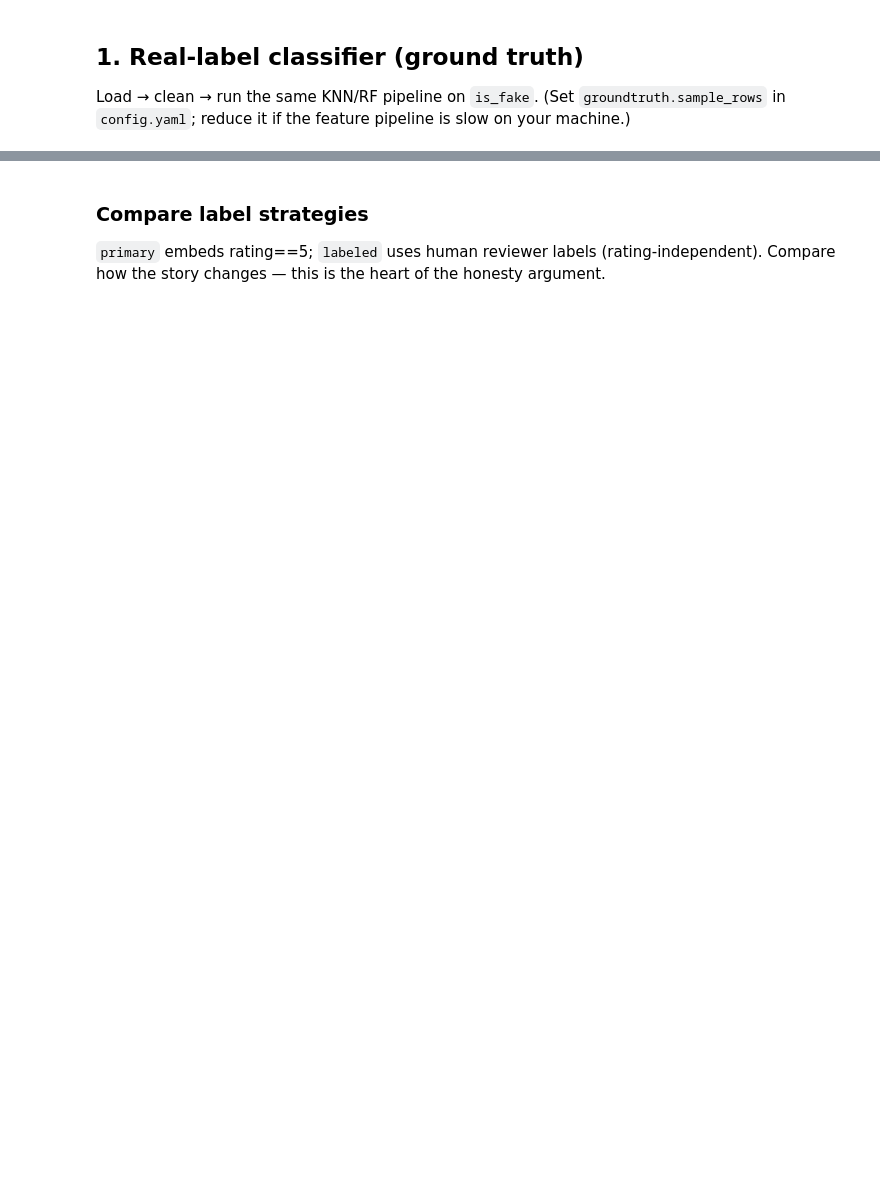
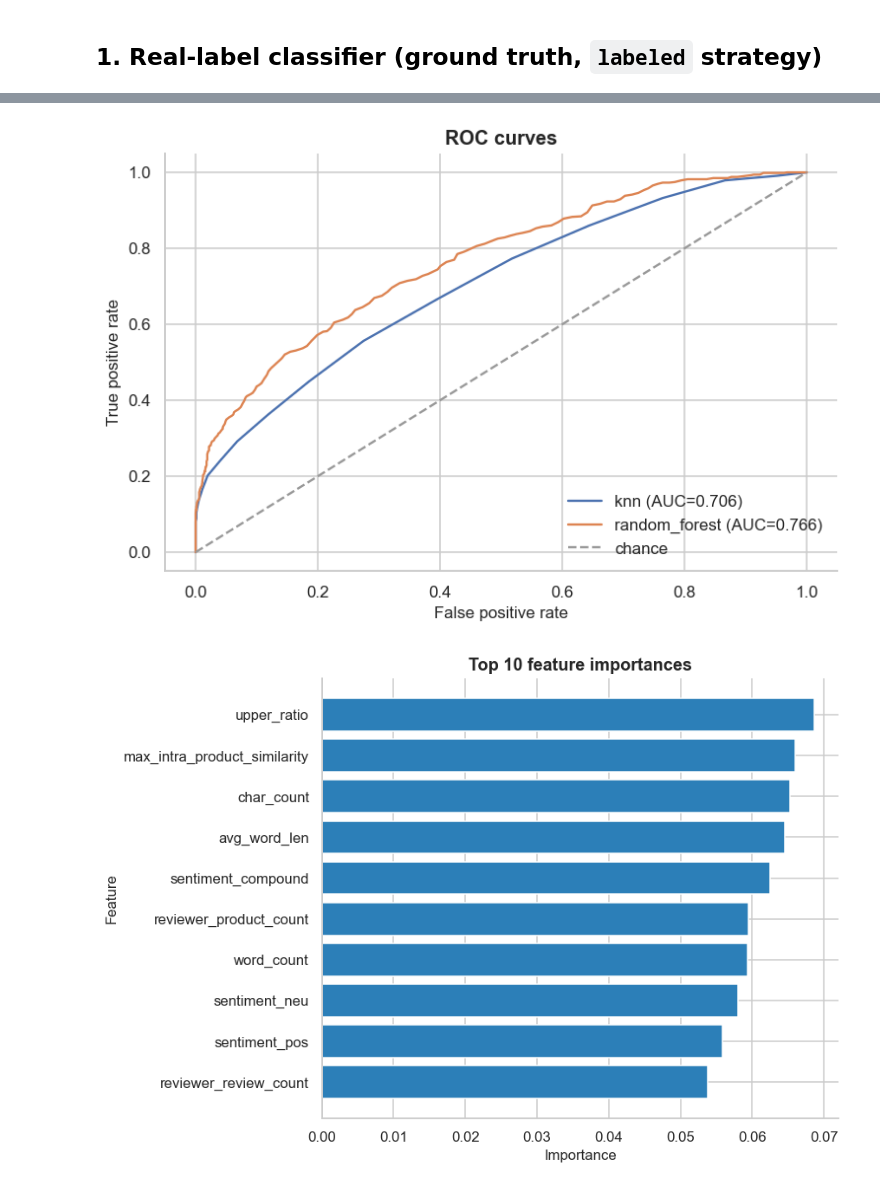
Before and after one commit to JamesChenCode/review-deception-nlp, a Jupyter notebook: notebooks/07_groundtruth_validation.ipynb, the cells around one changed output, grey strips where cells are left out. Cells and saved outputs as stored; diff of their text form; code cells hidden in the pictures; blank space fills up the shorter version.

```diff
--- a/notebooks/07_groundtruth_validation.ipynb
+++ b/notebooks/07_groundtruth_validation.ipynb
@@ -9,23 +9,26 @@
 # %%
-import sys
+import sys, warnings
 from pathlib import Path
 ROOT = Path.cwd().parent if Path.cwd().name == "notebooks" else Path.cwd()
 sys.path.insert(0, str(ROOT))
-import matplotlib.pyplot as plt
+warnings.filterwarnings("ignore")
+import numpy as np, pandas as pd, matplotlib.pyplot as plt, seaborn as sns
 from src import utils, viz
 config = utils.load_config()
 utils.set_seeds(config["project"]["random_seed"])
 viz.set_house_style()
+FIG = ROOT / "reports" / "figures"; FIG.mkdir(parents=True, exist_ok=True)
+cfg = utils.deep_merge(config, {"modeling": {"cv_folds": 3, "knn": {"n_neighbors_grid": [21]},
+        "random_forest": {"n_estimators_grid": [200], "max_depth_grid": [None, 20]}}})
-# %% [markdown]
-## 1. Real-label classifier (ground truth)
-Load → clean → run the same KNN/RF pipeline on `is_fake`. (Set `groundtruth.sample_rows` in `config.yaml`; reduce it if the feature pipeline is slow on your machine.)
+# %% [markdown]
+## 1. Real-label classifier (ground truth, `labeled` strategy)
 # %%
 from src import groundtruth_loader as gtl, clean, models, features
-
-gt = clean.clean_reviews(gtl.load_groundtruth(config))
-print('rows:', len(gt), '| fake rate:', round(gt['is_fake'].mean(), 3))
-real = models.run_classification(gt, config, label_col='is_fake')
-print({k: round(v['roc_auc'], 3) for k, v in real['results'].items()})
-viz.plot_roc_curves(real['results']); plt.show()
-viz.plot_pr_curves(real['results']); plt.show()
-viz.plot_feature_importances(real['results']['random_forest']['importances']); plt.show()
+gt = clean.clean_reviews(gtl.load_groundtruth(config, strategy="labeled", sample_rows=12000))
+print("GT rows:", len(gt), "| fake rate:", round(gt["is_fake"].mean(), 3))
+real = models.run_classification(gt, cfg, label_col="is_fake")
+print({k: round(v["roc_auc"], 3) for k, v in real["results"].items()})
+ax = viz.plot_roc_curves(real["results"]); viz.savefig(ax, str(FIG/"07_real_roc.png")); plt.show()
+ax = viz.plot_feature_importances(real["results"]["random_forest"]["importances"], top=10)
+viz.savefig(ax, str(FIG/"07_real_importances.png")); plt.show()
+# %% [output]
@@ -32,3 +42,2 @@ viz.plot_feature_importances(real['results']['random_forest']['importances']); p
+[figure, added]
+[figure, added]
-# %% [markdown]
-### Compare label strategies
-`primary` embeds rating==5; `labeled` uses human reviewer labels (rating-independent). Compare how the story changes — this is the heart of the honesty argument.
```
Also changed, not shown: parts of 12 cells of this notebook, 20 other files.
